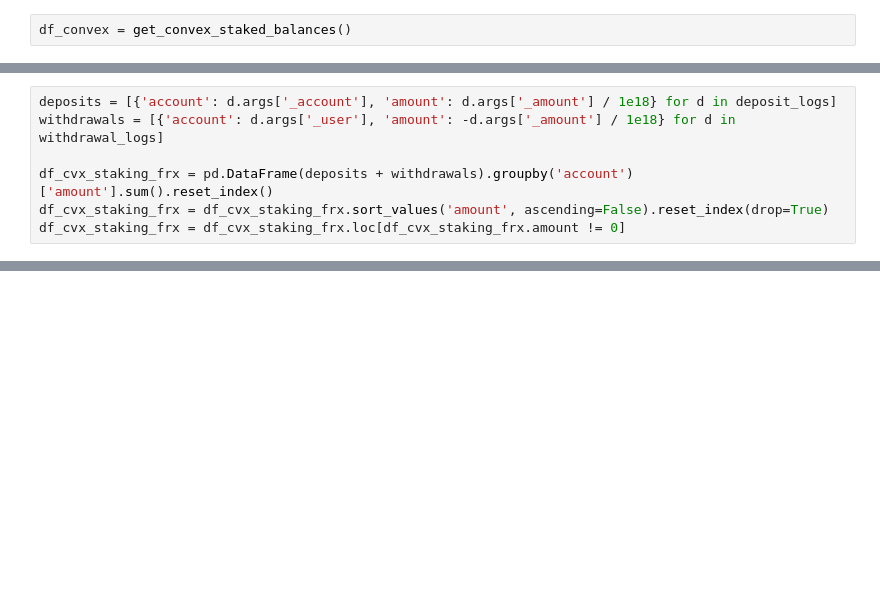
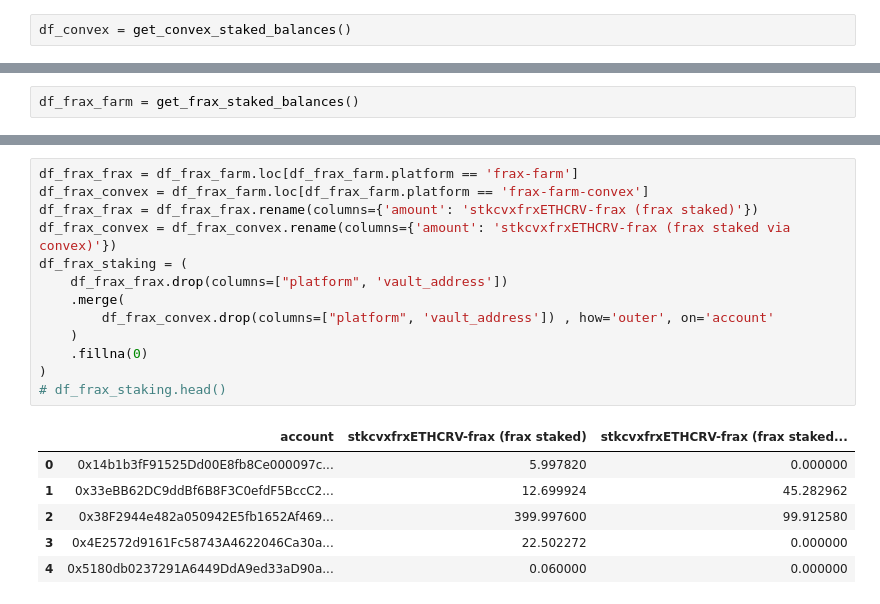
Before and after one commit to bam4564/flywheel, a Jupyter notebook: frxETH.ipynb, the cells around one changed output, grey strips where cells are left out. Cells and saved outputs as stored; diff of their text form; blank space fills up the shorter version.

```diff
--- a/frxETH.ipynb
+++ b/frxETH.ipynb
@@ -272,8 +270 @@ withdrawal_logs = contract_convex_staking_wrapper_frax.events.Withdrawn.getLogs(
-# %%
-deposits = [{'account': d.args['_account'], 'amount': d.args['_amount'] / 1e18} for d in deposit_logs]
-withdrawals = [{'account': d.args['_user'], 'amount': -d.args['_amount'] / 1e18} for d in withdrawal_logs]
-
-df_cvx_staking_frx = pd.DataFrame(deposits + withdrawals).groupby('account')['amount'].sum().reset_index()
-df_cvx_staking_frx = df_cvx_staking_frx.sort_values('amount', ascending=False).reset_index(drop=True)
-df_cvx_staking_frx = df_cvx_staking_frx.loc[df_cvx_staking_frx.amount != 0]
 # %%
@@ -372,0 +304,2 @@ df_final.head()
+# %%
+df_frax_farm = get_frax_staked_balances()
@@ -372,0 +338,20 @@ df_final.head()
+# %%
+df_frax_frax = df_frax_farm.loc[df_frax_farm.platform == 'frax-farm']
+df_frax_convex = df_frax_farm.loc[df_frax_farm.platform == 'frax-farm-convex']
+df_frax_frax = df_frax_frax.rename(columns={'amount': 'stkcvxfrxETHCRV-frax (frax staked)'})
+df_frax_convex = df_frax_convex.rename(columns={'amount': 'stkcvxfrxETHCRV-frax (frax staked via convex)'})
+df_frax_staking = (
+    df_frax_frax.drop(columns=["platform", 'vault_address'])
+    .merge(
+        df_frax_convex.drop(columns=["platform", 'vault_address']) , how='outer', on='account'
+    )
+    .fillna(0)
+)
+# df_frax_staking.head()
+# %% [output]
+|  | account | stkcvxfrxETHCRV-frax (frax staked) | stkcvxfrxETHCRV-frax (frax staked... |
+| 0 | 0x14b1b3fF91525Dd00E8fb8Ce000097c... | 5.997820 | 0.000000 |
+| 1 | 0x33eBB62DC9ddBf6B8F3C0efdF5BccC2... | 12.699924 | 45.282962 |
+| 2 | 0x38F2944e482a050942E5fb1652Af469... | 399.997600 | 99.912580 |
+| 3 | 0x4E2572d9161Fc58743A4622046Ca30a... | 22.502272 | 0.000000 |
+| 4 | 0x5180db0237291A6449DdA9ed33aD90a... | 0.060000 | 0.000000 |
```
Also changed, not shown: parts of 37 cells of this notebook.
